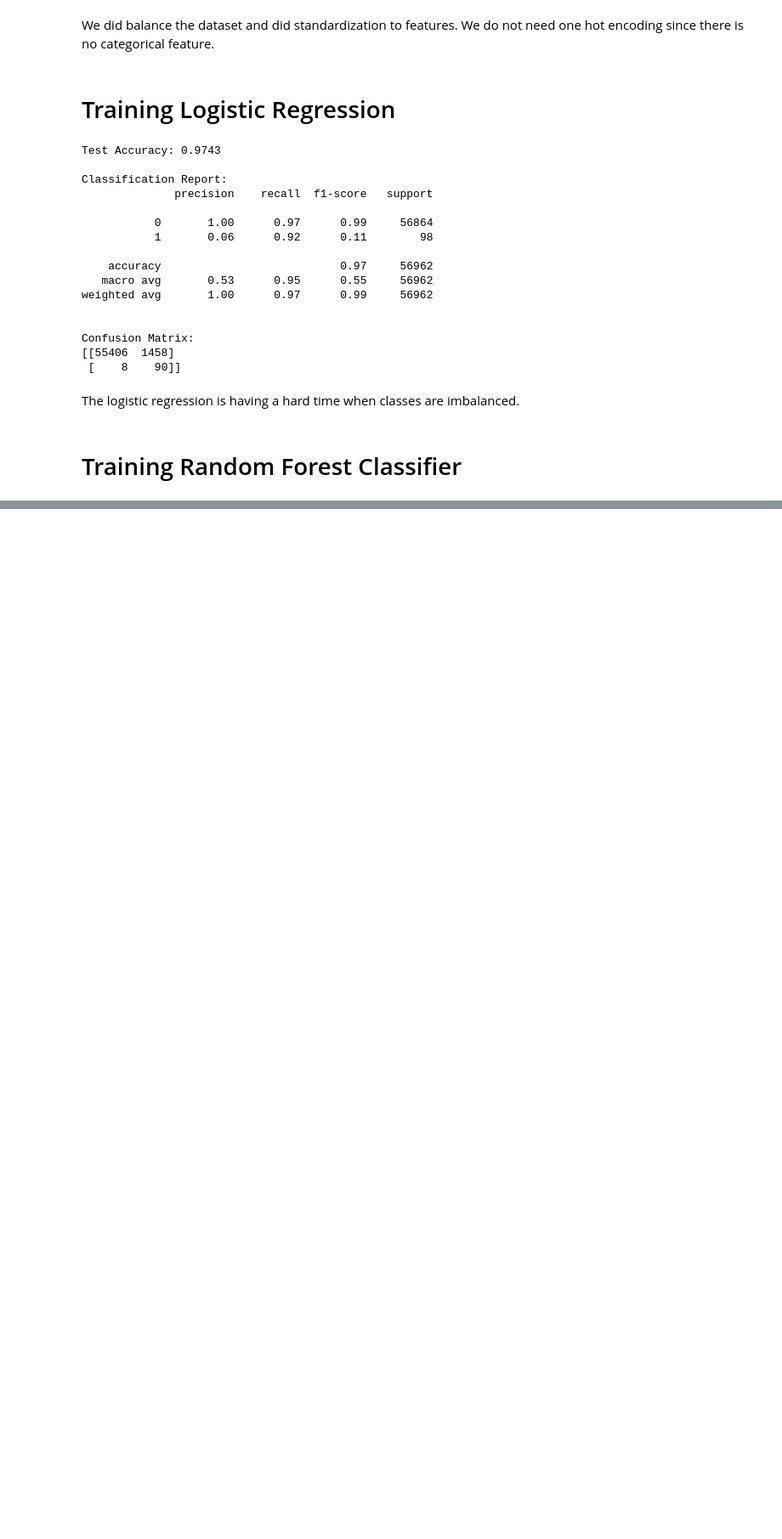
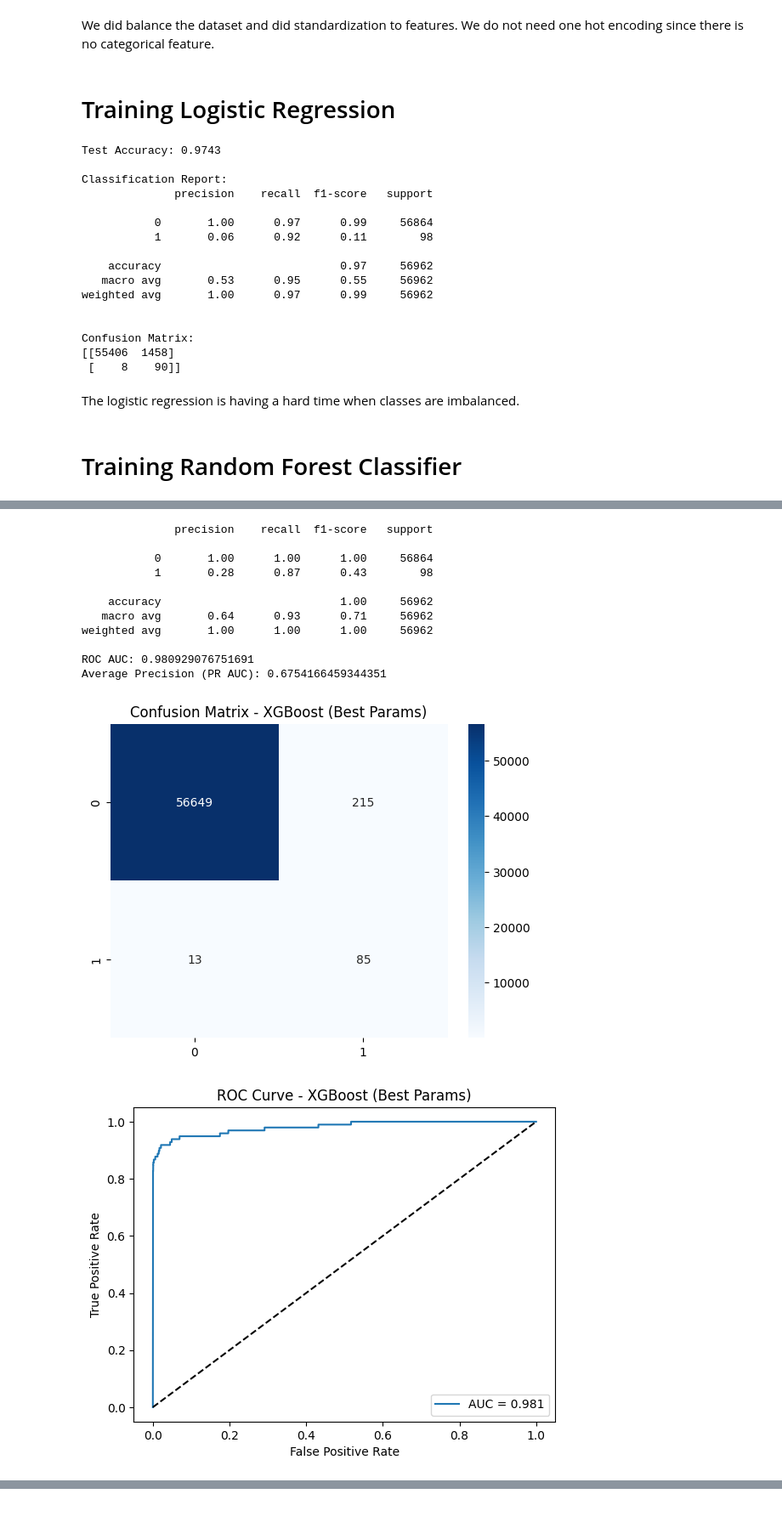
Before and after one commit to silaSaraoglu/creditcard-fraud-classification, a Jupyter notebook: credit_card_fraud_classification.ipynb, the cells around one changed output, grey strips where cells are left out. Shown at 85% size. Drawn from its saved outputs; the diff is of its cells as text; code cells hidden in the pictures; blank space fills up the shorter version.

```diff
--- a/credit_card_fraud_classification.ipynb
+++ b/credit_card_fraud_classification.ipynb
@@ -284,0 +508,14 @@ weighted avg       1.00      1.00      1.00     56962
+# %%
+best_params = grid_search.best_params_
+
+xgb_best = XGBClassifier(
+    objective='binary:logistic',
+    scale_pos_weight=scale,
+    use_label_encoder=False,
+    eval_metric='logloss',
+    random_state=42,
+    n_jobs=-1,
+    **best_params
+)
+
+xgb_best.fit(X_train, y_train)
@@ -284,0 +535,50 @@ weighted avg       1.00      1.00      1.00     56962
+# %%
+# Predictions
+y_pred = xgb_best.predict(X_test)
+y_prob = xgb_best.predict_proba(X_test)[:,1]
+
+# Metrics
+print(classification_report(y_test, y_pred))
+print("ROC AUC:", roc_auc_score(y_test, y_prob))
+print("Average Precision (PR AUC):", average_precision_score(y_test, y_prob))
+
+# Confusion Matrix
+cm = confusion_matrix(y_test, y_pred)
+sns.heatmap(cm, annot=True, fmt='d', cmap='Blues')
+plt.title("Confusion Matrix - XGBoost (Best Params)")
+plt.show()
+
+# ROC Curve
+from sklearn.metrics import roc_curve
+fpr, tpr, _ = roc_curve(y_test, y_prob)
+plt.plot(fpr, tpr, label=f"AUC = {roc_auc_score(y_test, y_prob):.3f}")
+plt.plot([0,1],[0,1],'k--')
+plt.xlabel("False Positive Rate")
+plt.ylabel("True Positive Rate")
+plt.title("ROC Curve - XGBoost (Best Params)")
+plt.legend()
+plt.show()
+
+# Precision-Recall Curve
+from sklearn.metrics import precision_recall_curve
+prec, rec, _ = precision_recall_curve(y_test, y_prob)
+plt.plot(rec, prec, label=f"PR AUC = {average_precision_score(y_test, y_prob):.3f}")
+plt.xlabel("Recall")
+plt.ylabel("Precision")
+plt.title("Precision-Recall Curve - XGBoost (Best Params)")
+plt.legend()
+plt.show()
+# %% [output]
+              precision    recall  f1-score   support
+
+           0       1.00      1.00      1.00     56864
+           1       0.28      0.87      0.43        98
+
+    accuracy                           1.00     56962
+   macro avg       0.64      0.93      0.71     56962
+weighted avg       1.00      1.00      1.00     56962
+
+ROC AUC: 0.980929076751691
+Average Precision (PR AUC): 0.6754166459344351
+[figure, added]
+[figure, added]
```
Also changed, not shown: parts of 15 cells of this notebook.
